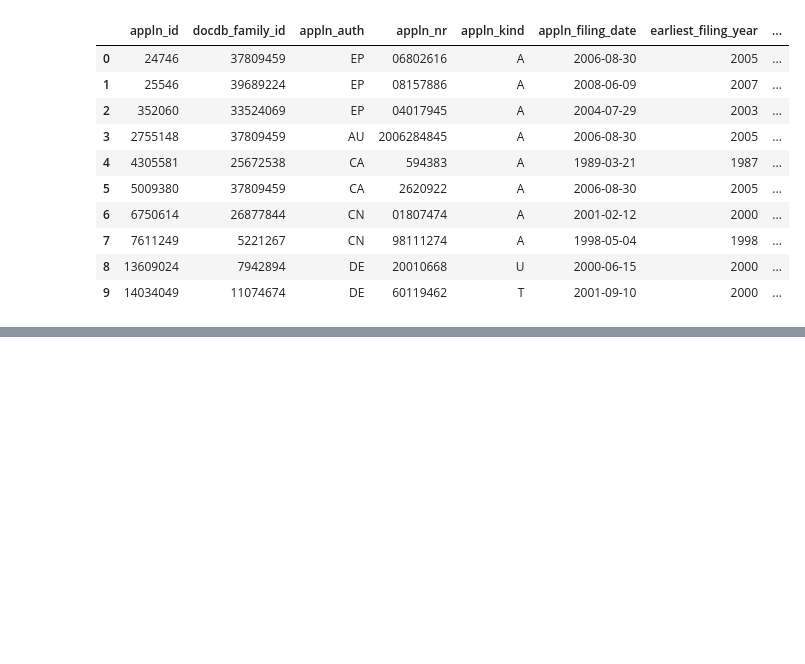
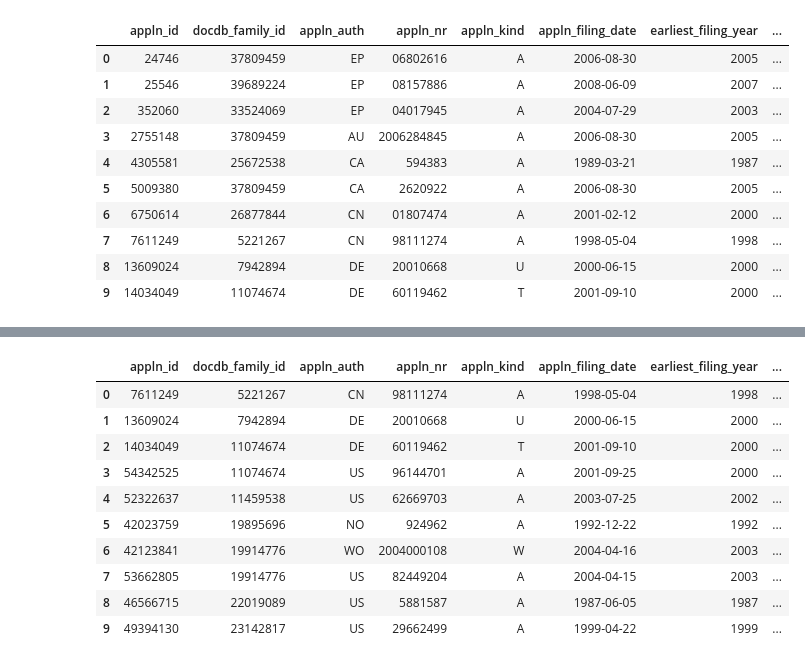
Before and after one commit to RikyPoz/PW_InnovationManagement, a Jupyter notebook: PWStep0.ipynb, the cells around one changed output, grey strips where cells are left out. Drawn from its saved outputs; the diff is of its cells as text; code cells hidden in the pictures; blank space fills up the shorter version.

```diff
--- a/PWStep0.ipynb
+++ b/PWStep0.ipynb
@@ -635,0 +732,75 @@ ABSTRACT:
+# %%
+# RETRIEVE ALL AVAILABLE APPLICATIONS OF THE SELECTED FAMILIES
+
+def retrieve_family_members():
+    """
+    Retrieve all available applications belonging to the families
+    identified by the keyword, IPC and CPC searches.
+    """
+
+    # Find the valid DOCDB family IDs associated with matched applications.
+    # drone_ids is the application-ID union created earlier in the notebook.
+    selected_family_ids = (
+        db.query(
+            TLS201_APPLN.docdb_family_id.label("docdb_family_id")
+        )
+        .select_from(TLS201_APPLN)
+        .join(
+            drone_ids,
+            TLS201_APPLN.appln_id == drone_ids.c.appln_id,
+        )
+        .filter(
+            TLS201_APPLN.docdb_family_id.isnot(None),
+            TLS201_APPLN.docdb_family_id > 0,
+        )
+        .distinct()
+        .subquery()
+    )
+
+    # Retrieve applications by family ID.
+    # Do not reapply the keyword or classification filters here:
+    # a family member does not need to match the original search.
+    q_members = (
+        db.query(*APPLN_COLUMNS)
+        .select_from(TLS201_APPLN)
+        .join(
+            selected_family_ids,
+            TLS201_APPLN.docdb_family_id
+            == selected_family_ids.c.docdb_family_id,
+        )
+        .distinct()
+        .order_by(
+            TLS201_APPLN.docdb_family_id,
+            TLS201_APPLN.appln_id,
+        )
+    )
+
+    return patstat.df(q_members)
+
+
+# Execute the query and preserve the original search results.
+df_family_members = retrieve_family_members()
+
+print(
+    "Applications directly matched by the search:",
+    df_drone["appln_id"].nunique(),
+)
+
+print(
+    "Total available applications in the selected families:",
+    df_family_members["appln_id"].nunique(),
+)
+
+print(
+    "Applications retrieved through family membership and not the search:",
+    df_family_members["appln_id"].nunique()
+    - df_drone["appln_id"].nunique(),
+)
+
+print(
+    "Selected families:",
+    df_family_members["docdb_family_id"].nunique(),
+)
+
+display(df_family_members.head(10))
+# %% [output]
@@ -635,0 +811,11 @@ ABSTRACT:
+|  | appln_id | docdb_family_id | appln_auth | appln_nr | appln_kind | appln_filing_date | earliest_filing_year | ... |
+| 0 | 7611249 | 5221267 | CN | 98111274 | A | 1998-05-04 | 1998 | ... |
+| 1 | 13609024 | 7942894 | DE | 20010668 | U | 2000-06-15 | 2000 | ... |
+| 2 | 14034049 | 11074674 | DE | 60119462 | T | 2001-09-10 | 2000 | ... |
+| 3 | 54342525 | 11074674 | US | 96144701 | A | 2001-09-25 | 2000 | ... |
+| 4 | 52322637 | 11459538 | US | 62669703 | A | 2003-07-25 | 2002 | ... |
+| 5 | 42023759 | 19895696 | NO | 924962 | A | 1992-12-22 | 1992 | ... |
+| 6 | 42123841 | 19914776 | WO | 2004000108 | W | 2004-04-16 | 2003 | ... |
+| 7 | 53662805 | 19914776 | US | 82449204 | A | 2004-04-15 | 2003 | ... |
+| 8 | 46566715 | 22019089 | US | 5881587 | A | 1987-06-05 | 1987 | ... |
+| 9 | 49394130 | 23142817 | US | 29662499 | A | 1999-04-22 | 1999 | ... |
```
Also changed, not shown: parts of 13 cells of this notebook, 2 other files.
